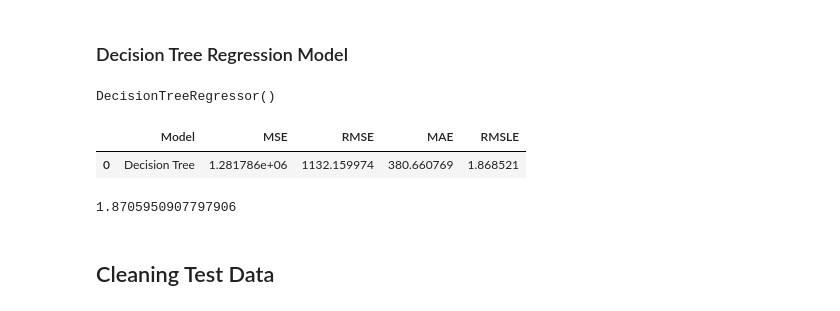
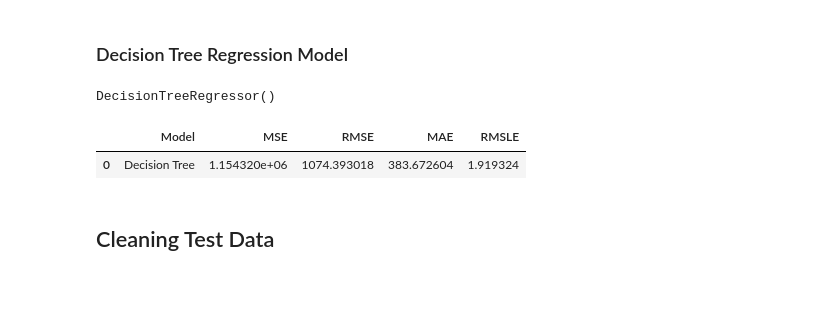
Before and after one commit to Pendopr/Store-sales-prediction-machine-learning, a Jupyter notebook: LP2_Regression-1.ipynb, the cells around one changed output. Saved outputs shown, nothing was run; the diff lists cells and outputs as text; code cells hidden in the pictures.

```diff
--- a/LP2_Regression-1.ipynb
+++ b/LP2_Regression-1.ipynb
@@ -855,0 +849,3 @@ X_train.shape
+# %%
+X_eval_num_scaled = scaler.fit_transform(X_eval_num_imputed)
+X_eval_num_sc = pd.DataFrame(X_eval_num_scaled, columns = numerical_columns)
@@ -855,0 +854,3 @@ X_train.shape
+# %%
+X_train_df = pd.concat([X_train_num_sc,X_train_cat_encoded], axis =1)
+X_eval_df = pd.concat([X_eval_num_sc,X_eval_cat_encoded], axis =1)
@@ -859,20 +880,21 @@ X_train.shape
 ### Decision Tree Regression Model
 # %%
 #fitting decision tree model
-tree_model=DecisionTreeRegressor()
-tree_model.fit(X_train,y_train)
+dt_model=DecisionTreeRegressor()
+dt_model.fit(X_train_df,y_train)
 # %% [output]
 DecisionTreeRegressor()
 # %%
 #to measure the this regression model's rmse
-tree_predictions=tree_model.predict(X_validation_test)
-tree_mse=mean_squared_error(y_validation_test,tree_predictions)
-tree_rmse= np.sqrt(tree_mse)
-tree_MAE=mean_absolute_error(y_validation_test,tree_predictions)
-tree_rmsle = np.sqrt(mean_squared_log_error(y_validation_test,tree_predictions ))
+dt_pred=dt_model.predict(X_eval_df)
+dt_mse=mean_squared_error(y_eval,dt_pred)
+dt_rmse= np.sqrt(dt_mse)
+dt_MAE=mean_absolute_error(y_eval,dt_pred)
+dt_rmsle = np.sqrt(mean_squared_log_error(y_eval,dt_pred))
 # %%
-results=pd.DataFrame([['Decision Tree', tree_mse,tree_rmse,tree_MAE,tree_rmsle]], columns = ['Model', 'MSE','RMSE','MAE','RMSLE'])
+results=pd.DataFrame([['Decision Tree', dt_mse,dt_rmse,dt_MAE,dt_rmsle]],
+                     columns = ['Model', 'MSE','RMSE','MAE','RMSLE'])
 results
 # %% [output]
 |  | Model | MSE | RMSE | MAE | RMSLE |
-| 0 | Decision Tree | 1.281786e+06 | 1132.159974 | 380.660769 | 1.868521 |
+| 0 | Decision Tree | 1.154320e+06 | 1074.393018 | 383.672604 | 1.919324 |
@@ -891,7 +901,3 @@ rmsle=np.sqrt(msle)
-# %%
-rmsle
-# %% [output]
-1.8705950907797906
 # %% [markdown]
 ## Cleaning Test Data
 # %%
```
Also changed, not shown: parts of 80 cells of this notebook.
